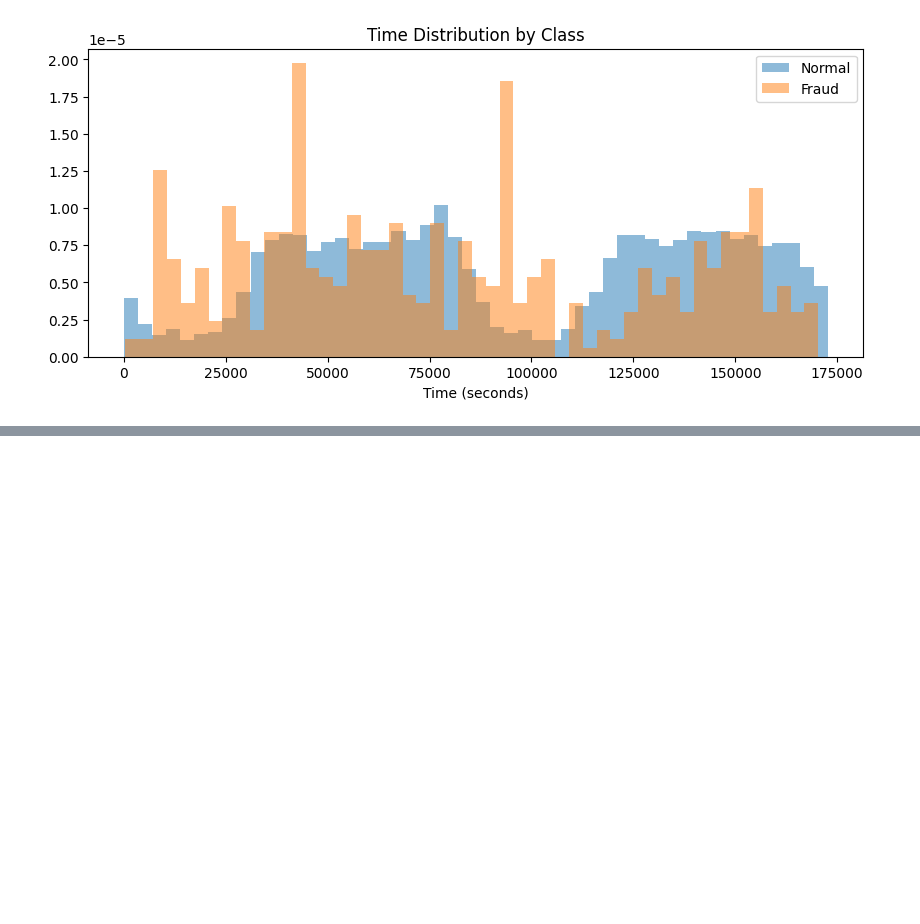
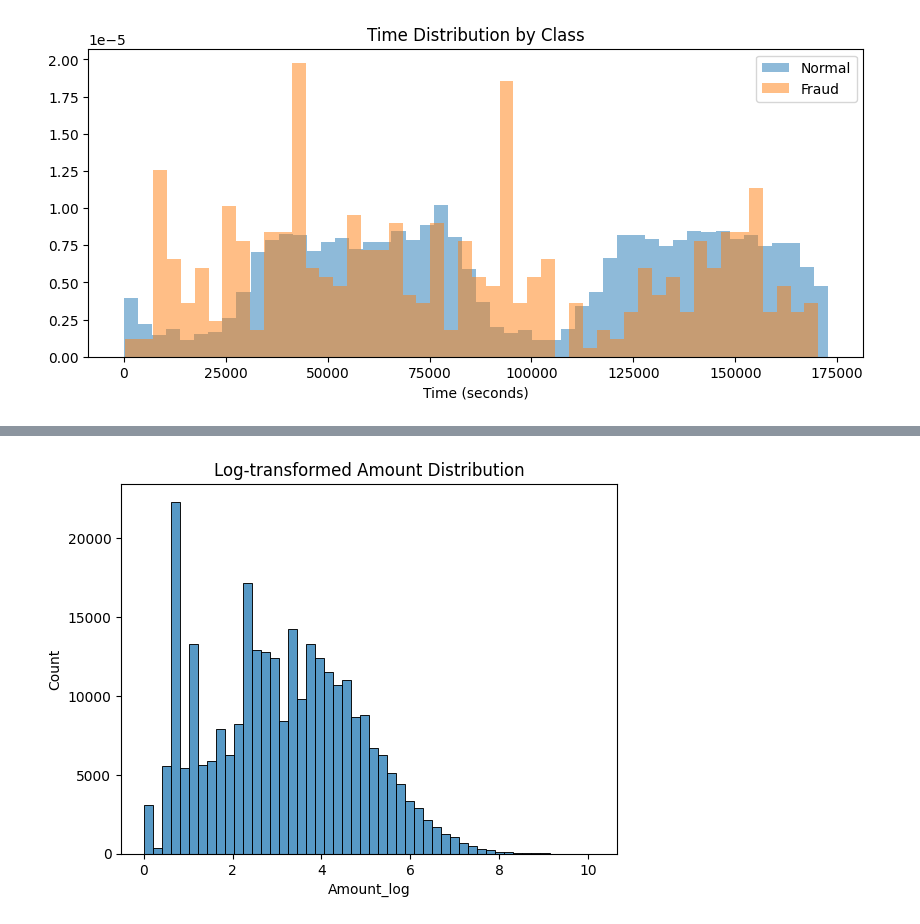
Before and after one commit to beyzanurcakir/Fraud-Analysis, a Jupyter notebook: credit-card-fraud.ipynb, the cells around one changed output, grey strips where cells are left out. Saved outputs shown, nothing was run; the diff lists cells and outputs as text; code cells hidden in the pictures; blank space fills up the shorter version.

```diff
--- a/credit-card-fraud.ipynb
+++ b/credit-card-fraud.ipynb
@@ -116,0 +154,7 @@ plt.show()
+# %%
+df['Amount_log'] = np.log1p(df['Amount'])
+sns.histplot(df['Amount_log'], bins=50)
+plt.title('Log-transformed Amount Distribution')
+plt.show()
+# %% [output]
+[figure, added]
```
Also changed, not shown: parts of 7 cells of this notebook.
